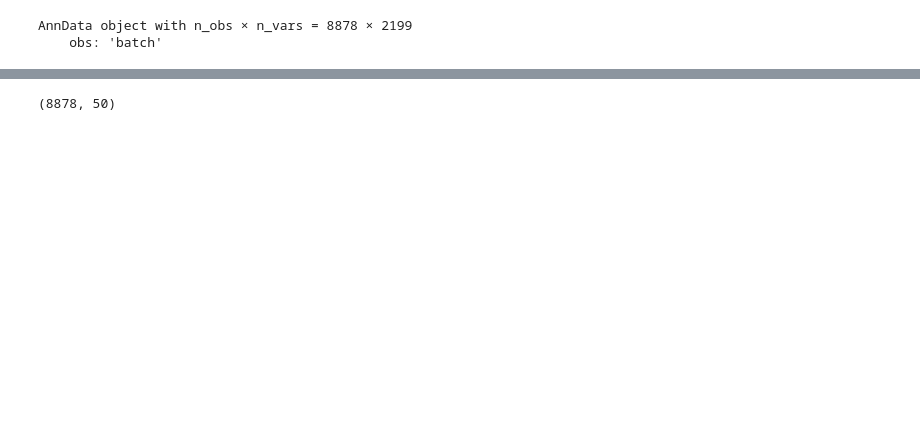
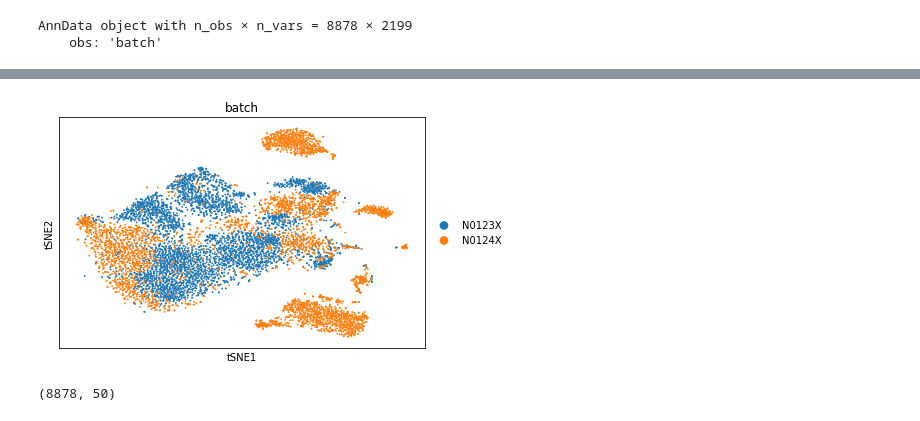
Before and after one commit to podorskaja/Bachelor_thesis, a Jupyter notebook: mnnpy_data_.ipynb, the cells around one changed output, grey strips where cells are left out. Drawn from its saved outputs; the diff is of its cells as text; code cells hidden in the pictures; blank space fills up the shorter version.

Commit message:
pca and tsne

```diff
--- a/mnnpy_data_.ipynb
+++ b/mnnpy_data_.ipynb
@@ -81,3 +91,7 @@ AnnData object with n_obs × n_vars = 8878 × 2199
+# %%
+sc.pl.tsne(adata, color='batch')
+# %% [output]
+[figure, added]
 # %%
 adata.obsm.X_pca.shape
 # %% [output]
```
Also changed, not shown: parts of 12 cells of this notebook, 1 other file.
